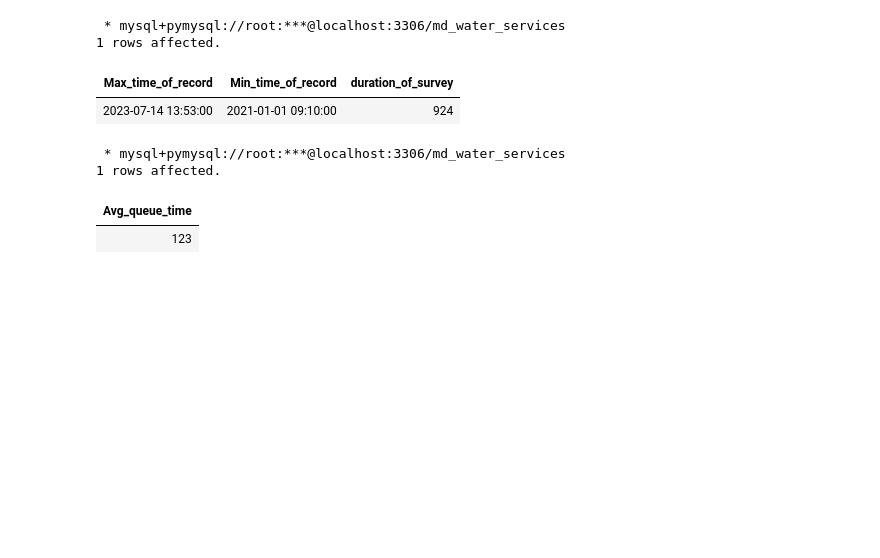
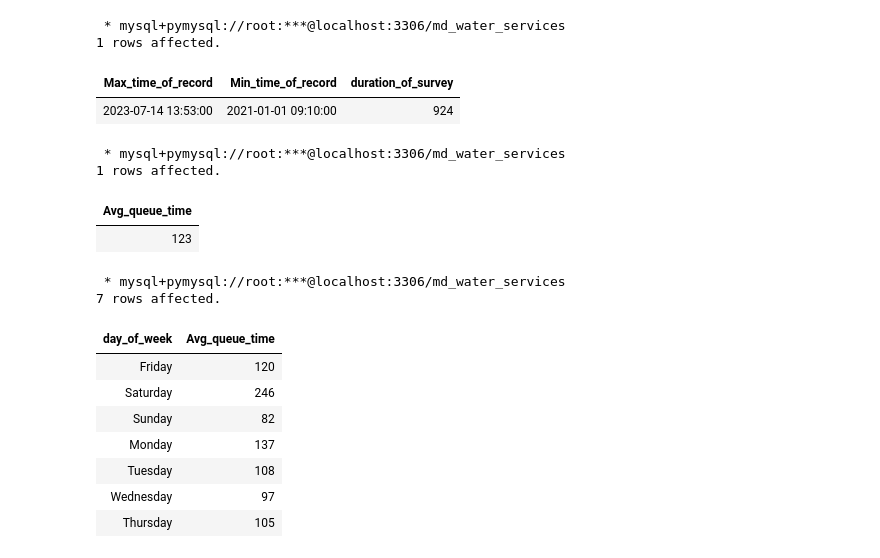
Before and after one commit to Quayson97/Restoring-the-lifeblood-of-Maji-Ndogo, a Jupyter notebook: MD_water_crisis-analysis/Unveil_MD_water_crisis.ipynb, the cells around one changed output. Cells and saved outputs as stored; diff of their text form; code cells hidden in the pictures; blank space fills up the shorter version.

```diff
--- a/MD_water_crisis-analysis/Unveil_MD_water_crisis.ipynb
+++ b/MD_water_crisis-analysis/Unveil_MD_water_crisis.ipynb
@@ -480,3 +490,25 @@ FROM
 1 rows affected.
 | Avg_queue_time |
 | 123 |
+# %%
+%%sql
+-- Queue times aggregated accross the different days of the week
+
+SELECT
+    DAYNAME(time_of_record) AS day_of_week,
+    ROUND(AVG(NULLIF(time_in_queue,0))) AS Avg_queue_time
+FROM
+    visits
+GROUP BY
+    DAYNAME(time_of_record);
+# %% [output]
+ * mysql+pymysql://root:***@localhost:3306/md_water_services
+7 rows affected.
+| day_of_week | Avg_queue_time |
+| Friday | 120 |
+| Saturday | 246 |
+| Sunday | 82 |
+| Monday | 137 |
+| Tuesday | 108 |
+| Wednesday | 97 |
+| Thursday | 105 |
```
Also changed, not shown: parts of 12 cells of this notebook, 1 other file.
